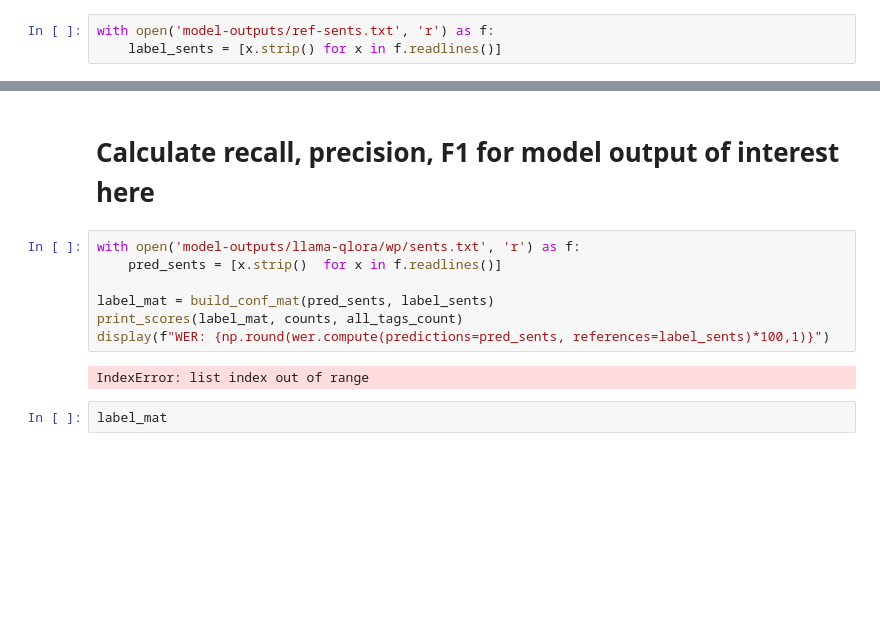
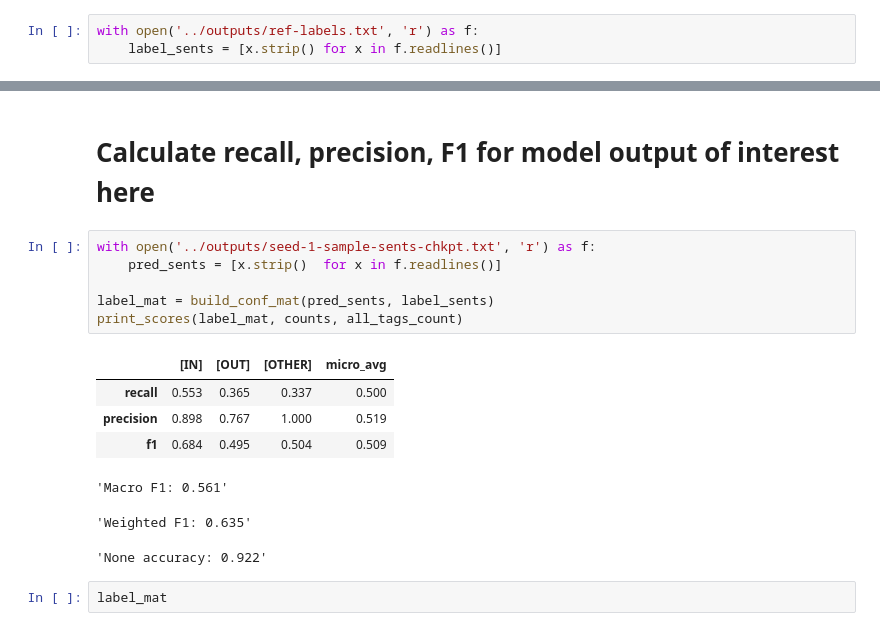
Before and after one commit to venkatasg/intergroup-nfl, a Jupyter notebook: notebooks/Evaluate Models.ipynb, the cells around one changed output, grey strips where cells are left out. Cells and saved outputs as stored; diff of their text form; blank space fills up the shorter version.

```diff
--- a/notebooks/Evaluate Models.ipynb
+++ b/notebooks/Evaluate Models.ipynb
@@ -32,7 +32,7 @@ np.random.RandomState(1)
 # %% [output]
 RandomState(MT19937) at 0x...
 # %%
-with open('model-outputs/ref-sents.txt', 'r') as f:
+with open('../outputs/ref-labels.txt', 'r') as f:
     label_sents = [x.strip() for x in f.readlines()]
 # %%
 gold = pd.read_csv('../data/test_data.tsv', sep='\t', quoting=csv.QUOTE_NONE, escapechar="\\")
@@ -150,14 +150,19 @@ wer = load('wer')
 # %% [markdown]
 # Calculate recall, precision, F1 for model output of interest here
 # %%
-with open('model-outputs/llama-qlora/wp/sents.txt', 'r') as f:
+with open('../outputs/seed-1-sample-sents-chkpt.txt', 'r') as f:
     pred_sents = [x.strip()  for x in f.readlines()]
 
 label_mat = build_conf_mat(pred_sents, label_sents)
 print_scores(label_mat, counts, all_tags_count)
-display(f"WER: {np.round(wer.compute(predictions=pred_sents, references=label_sents)*100,1)}")
 # %% [output]
+|  | [IN] | [OUT] | [OTHER] | micro_avg |
+| recall | 0.553 | 0.365 | 0.337 | 0.500 |
+| precision | 0.898 | 0.767 | 1.000 | 0.519 |
+| f1 | 0.684 | 0.495 | 0.504 | 0.509 |
-IndexError: list index out of range
+'Macro F1: 0.561'
+'Weighted F1: 0.635'
+'None accuracy: 0.922'
 # %%
 label_mat
 # %% [output]
```
Also changed, not shown: parts of 7 cells of this notebook, 10 other files.
